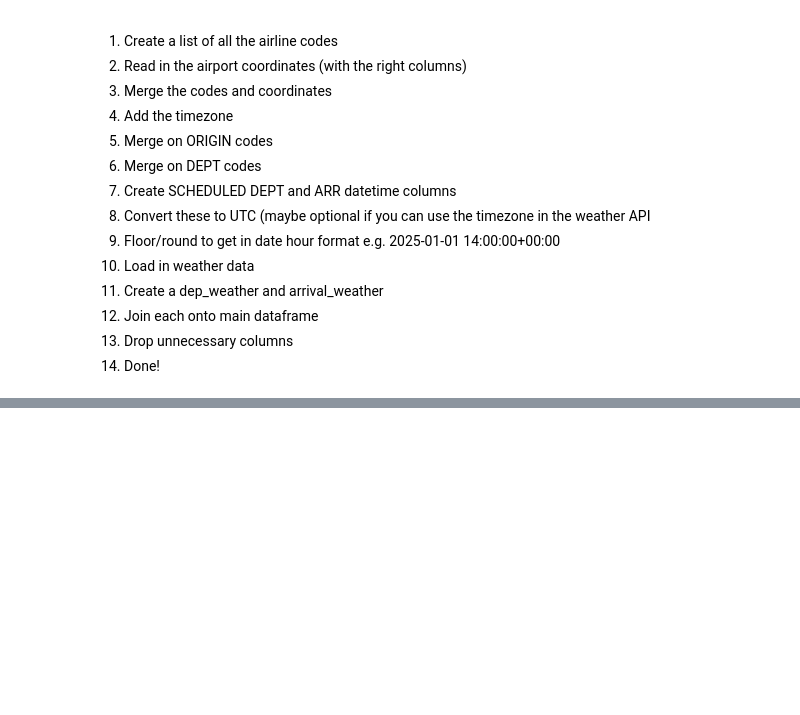
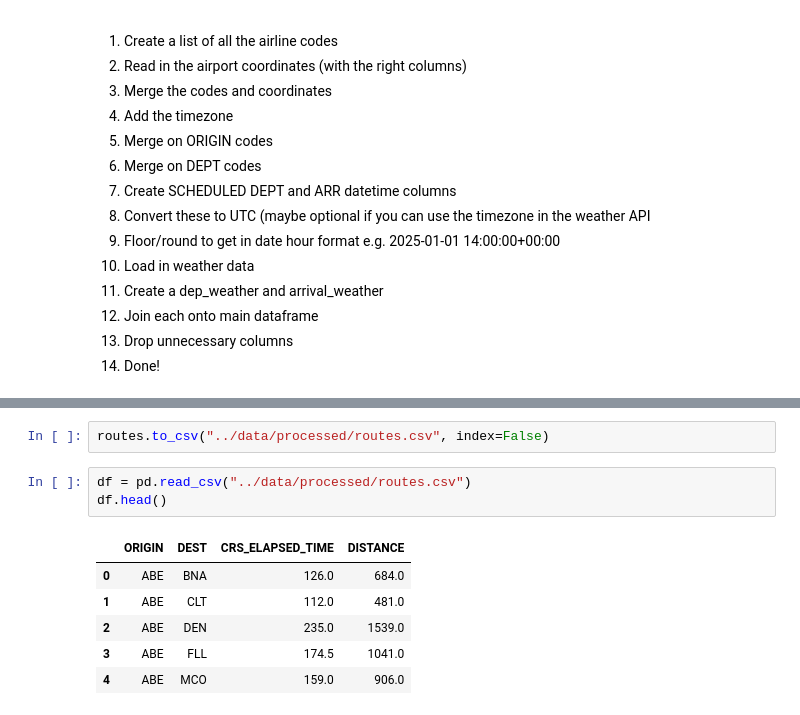
Before and after one commit to nicholasstanfield/flight-delay, a Jupyter notebook: notebooks/Weather Experiments.ipynb, the cells around one changed output, grey strips where cells are left out. Saved outputs shown, nothing was run; the diff lists cells and outputs as text; blank space fills up the shorter version.

```diff
--- a/notebooks/Weather Experiments.ipynb
+++ b/notebooks/Weather Experiments.ipynb
@@ -650,0 +742,12 @@ dtype: int64
+# %%
+routes.to_csv("../data/processed/routes.csv", index=False)
+# %%
+df = pd.read_csv("../data/processed/routes.csv")
+df.head()
+# %% [output]
+|  | ORIGIN | DEST | CRS_ELAPSED_TIME | DISTANCE |
+| 0 | ABE | BNA | 126.0 | 684.0 |
+| 1 | ABE | CLT | 112.0 | 481.0 |
+| 2 | ABE | DEN | 235.0 | 1539.0 |
+| 3 | ABE | FLL | 174.5 | 1041.0 |
+| 4 | ABE | MCO | 159.0 | 906.0 |
```
Also changed, not shown: parts of 10 cells of this notebook, 1 other file.
